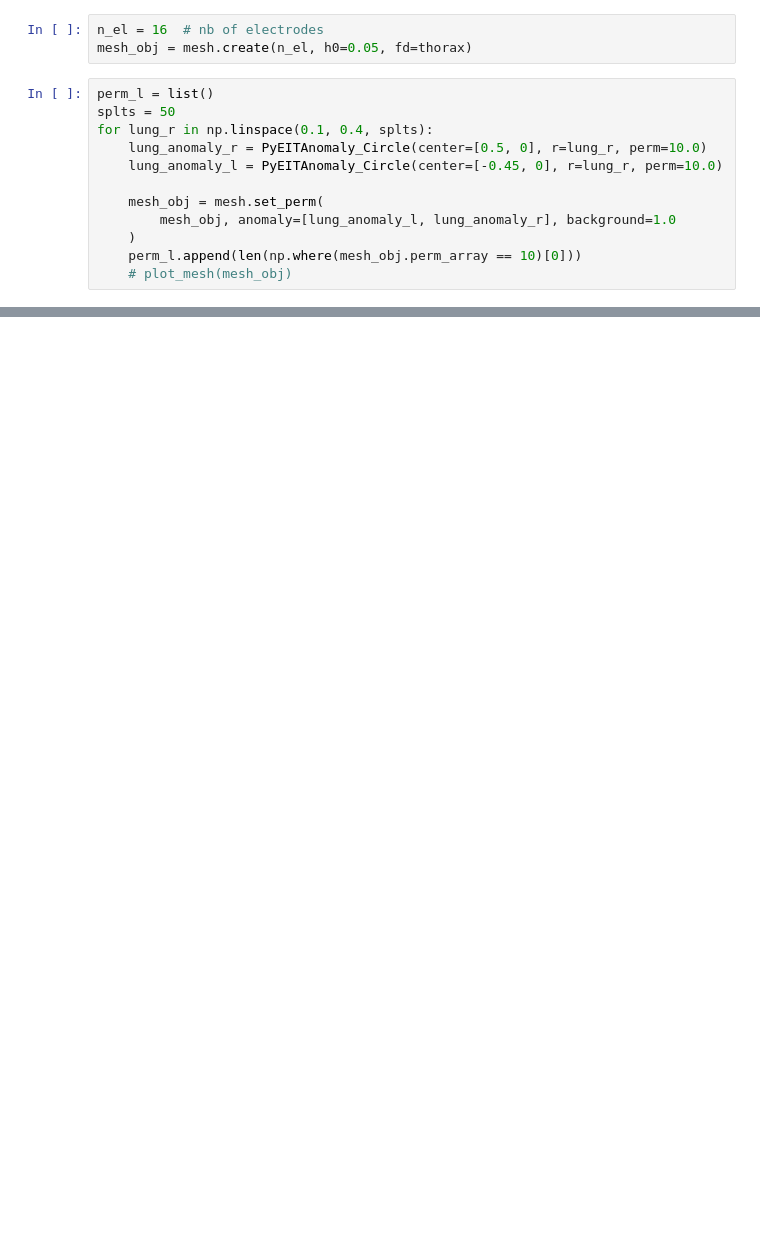
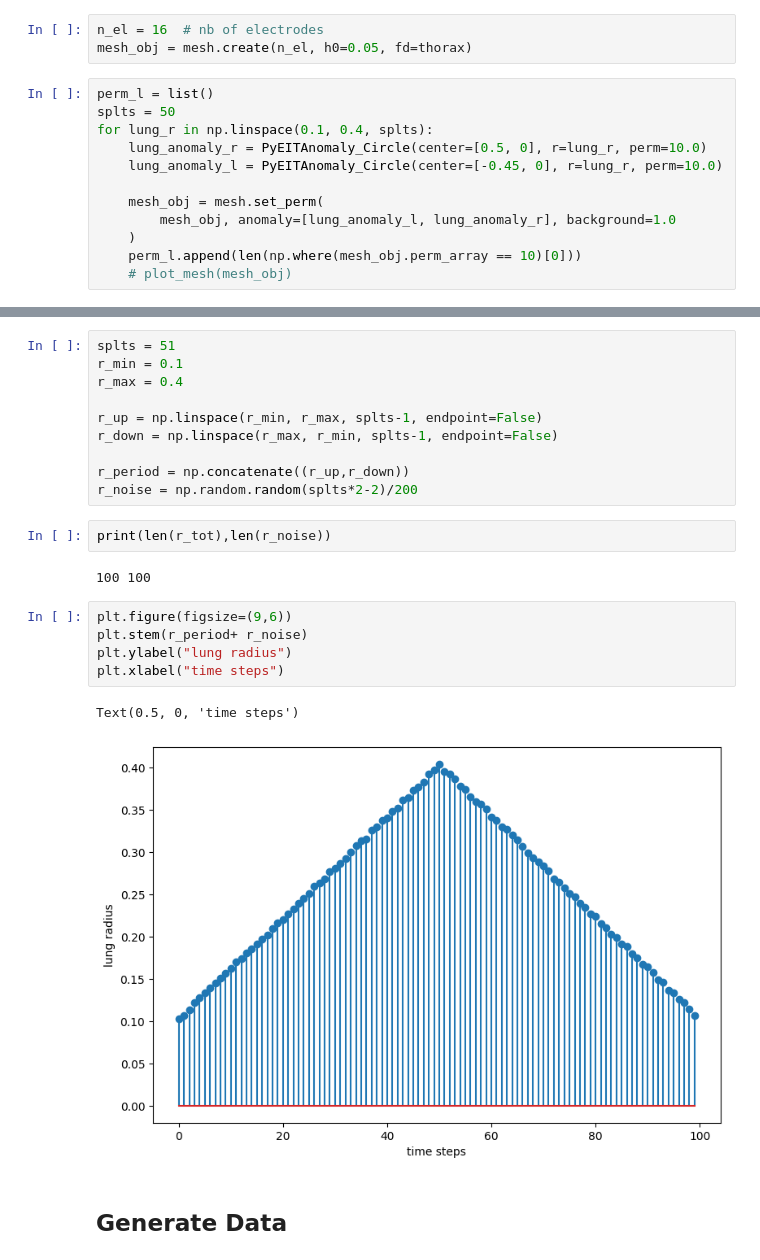
Before and after one commit to spatialaudio/Data-Driven-EIT-Imaging-using-Recurrent-Neural-Networks, a Jupyter notebook: codes/gen_thorax_data.ipynb, the cells around one changed output, grey strips where cells are left out. Saved outputs shown, nothing was run; the diff lists cells and outputs as text; blank space fills up the shorter version.

Commit message:
added thorax data

```diff
--- a/codes/gen_thorax_data.ipynb
+++ b/codes/gen_thorax_data.ipynb
@@ -33,0 +42,24 @@ plt.show()
+# %%
+splts = 51
+r_min = 0.1
+r_max = 0.4
+
+r_up = np.linspace(r_min, r_max, splts-1, endpoint=False)
+r_down = np.linspace(r_max, r_min, splts-1, endpoint=False)
+
+r_period = np.concatenate((r_up,r_down))
+r_noise = np.random.random(splts*2-2)/200
+# %%
+print(len(r_tot),len(r_noise))
+# %% [output]
+100 100
+# %%
+plt.figure(figsize=(9,6))
+plt.stem(r_period+ r_noise)
+plt.ylabel("lung radius")
+plt.xlabel("time steps")
+# %% [output]
+Text(0.5, 0, 'time steps')
+[figure, added]
+# %% [markdown]
+## Generate Data
```
Also changed, not shown: parts of 5 cells of this notebook, 6 other files.
